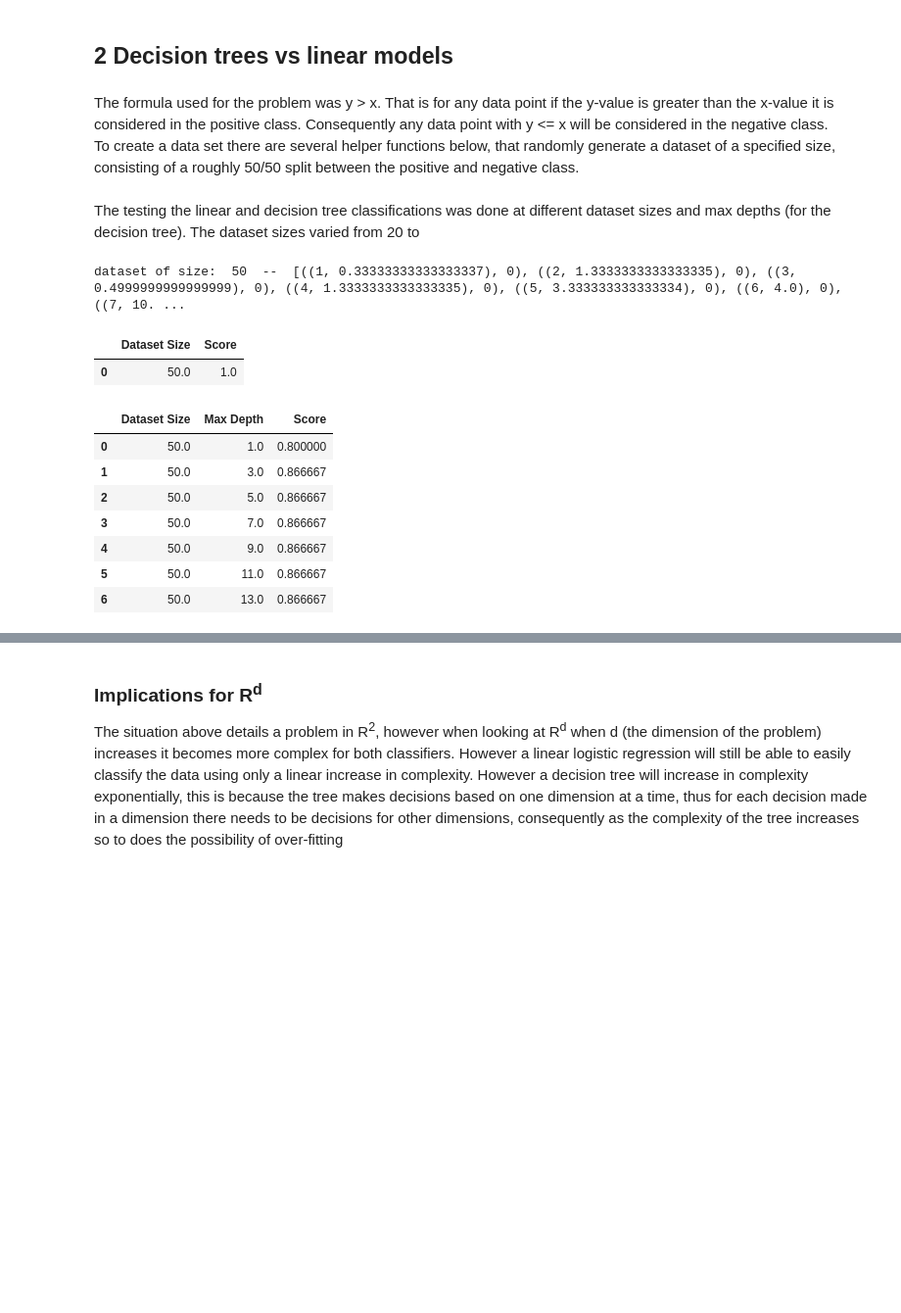
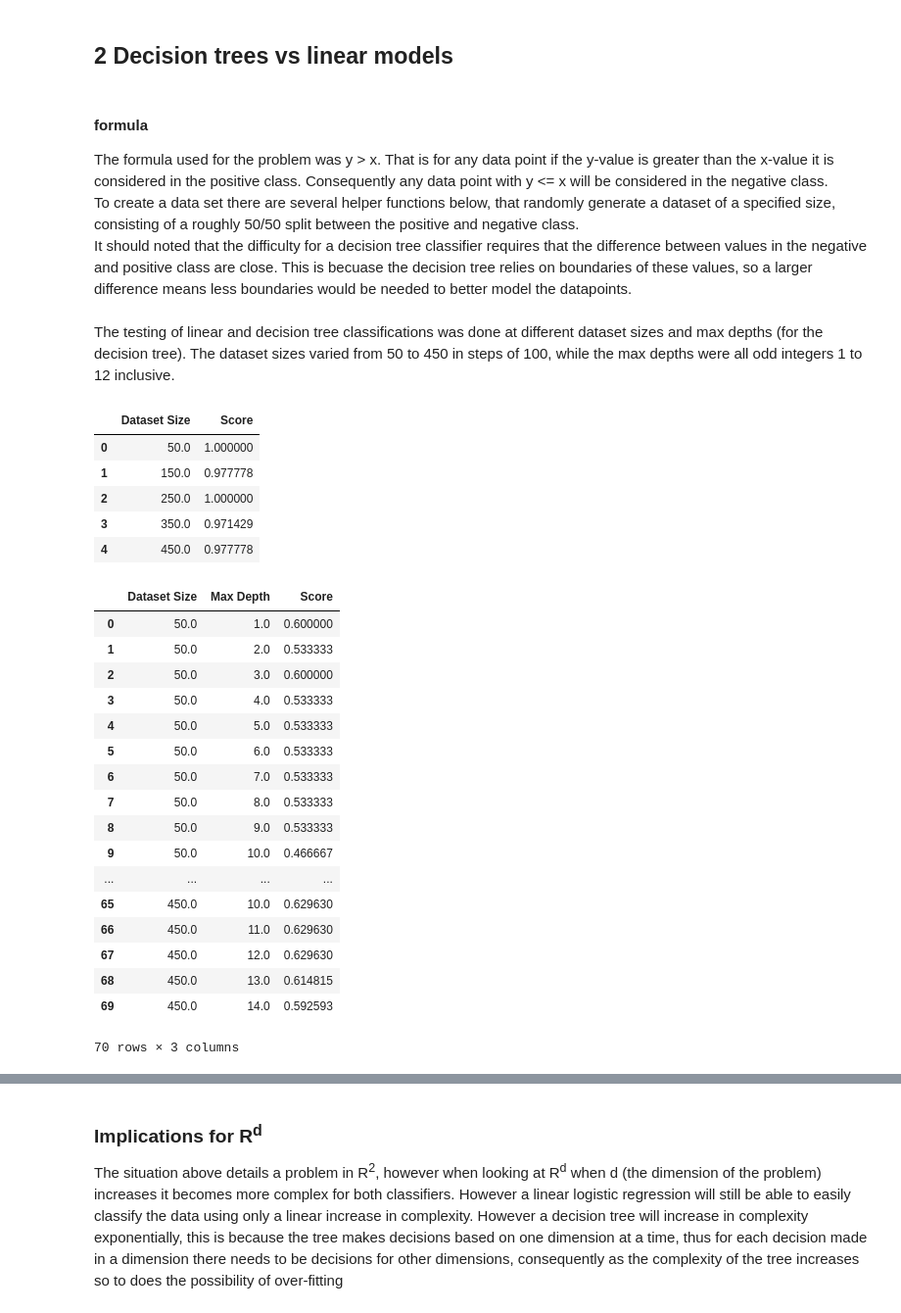
Before and after one commit to bluewater18/ml, a Jupyter notebook: mme88.ipynb, the cells around one changed output, grey strips where cells are left out. Shown: that part at 98% size. Saved outputs shown, nothing was run; the diff lists cells and outputs as text; code cells hidden in the pictures; blank space fills up the shorter version.

```diff
--- a/mme88.ipynb
+++ b/mme88.ipynb
@@ -221,17 +221,23 @@ The best classifier achieved an accuracy of  0.6518518518518519  on the test dat
 # %% [markdown]
 ## 2 Decision trees vs linear models
 # %% [markdown]
-The formula used for the problem was y > x. That is for any data point if the y-value is greater than the x-value it is considered in the positive class. Consequently any data point with  y <= x will be considered in the negative class.<br>
-To create a data set there are several helper functions below, that randomly generate a dataset of a specified size, consisting of a roughly 50/50 split between the positive and negative class.<br>
+#### formula
+The formula used for the problem was y > x. That is for any data point if the y-value is greater than the x-value it is
+considered in the positive class. Consequently any data point with  y <= x will be considered in the negative class.<br>
+To create a data set there are several helper functions below, that randomly generate a dataset of a specified size,
+consisting of a roughly 50/50 split between the positive and negative class.<br>
+It should noted that the difficulty for a decision tree classifier requires that the difference between values in the
+negative and positive class are close. This is becuase the decision tree relies on boundaries of these values, so a
+larger difference means less boundaries would be needed to better model the datapoints.<br>
 # %%
 #Constructing the problem
 random.seed( 5577993311 )
 def my_problem(x):
-    return x,x*(1+random.randint(1,5)/6)
+    return x,x*(1+random.randint(1,5)/250)
     #return x,2*x
 
 def get_random_fail(x):
-    return x, x*(1-random.randint(1,5)/6)
+    return x, x*(1-random.randint(1,5)/250)
     #return x, x*0.5
 
 def create_dataset(n=100):
@@ -246,41 +252,54 @@ def create_dataset(n=100):
             dataset_y.append(0)
     return dataset_x, dataset_y
 # %% [markdown]
-The testing the linear and decision tree classifications was done at different dataset sizes and max depths (for the
-decision tree). The dataset sizes varied from 20 to
+The testing of linear and decision tree classifications was done at different dataset sizes and max depths (for the
+decision tree). The dataset sizes varied from 50 to 450 in steps of 100, while the max depths were all odd integers 1 to 12
+inclusive.
 # %%
 ldf = pd.DataFrame(columns=['Dataset Size', 'Score'])
 tdf = pd.DataFrame(columns=['Dataset Size', 'Max Depth', 'Score'])
-for k in range(50, 51, 100):
+for k in range(50, 501, 100):
     x,y = create_dataset(k)
-    print('dataset of size: ',k, ' -- ',list(zip(x,y)))
+    #print('dataset of size: ',k, ' -- ',list(zip(x,y)))
     x_train, x_test, y_train, y_test = train_test_split(x, y, test_size=0.3, random_state=0)
     linear = linear_model.LogisticRegression(random_state=0, solver='lbfgs')
     linear.fit(x_train, y_train)
-    linear_predict = linear.predict(x_test)
-    linear_predict = linear_predict.tolist()
+    linear_predict = list(linear.predict(x_test))
     #l_accuracy = accuracy_score(y_test, linear_predict)
     l_score = linear.score(x_test, y_test)
     ldf = ldf.append({'Dataset Size':k, 'Score':l_score}, ignore_index=True)
-    for l in range(1,15,2):
+    for l in range(1,15):
         d_tree = tree.DecisionTreeClassifier(max_depth=l, random_state=0)
         d_tree = d_tree.fit(x_train, y_train)
         d_tree_predict = d_tree.predict(x_test)
         #d_tree_accuracy = accuracy_score(y_test, d_tree_predict)
         score = d_tree.score(x_test, y_test)
         tdf = tdf.append({'Dataset Size':k, 'Max Depth':l,'Score':score}, ignore_index=True)
 
 display(ldf)
 display(tdf)
 # %% [output]
-dataset of size:  50  --  [((1, 0.33333333333333337), 0), ((2, 1.3333333333333335), 0), ((3, 0.4999999999999999), 0), ((4, 1.3333333333333335), 0), ((5, 3.333333333333334), 0), ((6, 4.0), 0), ((7, 10. ...
 |  | Dataset Size | Score |
-| 0 | 50.0 | 1.0 |
+| 0 | 50.0 | 1.000000 |
+| 1 | 150.0 | 0.977778 |
+| 2 | 250.0 | 1.000000 |
+| 3 | 350.0 | 0.971429 |
+| 4 | 450.0 | 0.977778 |
 |  | Dataset Size | Max Depth | Score |
-| 0 | 50.0 | 1.0 | 0.800000 |
-| 1 | 50.0 | 3.0 | 0.866667 |
-| 2 | 50.0 | 5.0 | 0.866667 |
-| 3 | 50.0 | 7.0 | 0.866667 |
-| 4 | 50.0 | 9.0 | 0.866667 |
-| 5 | 50.0 | 11.0 | 0.866667 |
-| 6 | 50.0 | 13.0 | 0.866667 |
+| 0 | 50.0 | 1.0 | 0.600000 |
+| 1 | 50.0 | 2.0 | 0.533333 |
+| 2 | 50.0 | 3.0 | 0.600000 |
+| 3 | 50.0 | 4.0 | 0.533333 |
+| 4 | 50.0 | 5.0 | 0.533333 |
+| 5 | 50.0 | 6.0 | 0.533333 |
+| 6 | 50.0 | 7.0 | 0.533333 |
+| 7 | 50.0 | 8.0 | 0.533333 |
+| 8 | 50.0 | 9.0 | 0.533333 |
+| 9 | 50.0 | 10.0 | 0.466667 |
+| ... | ... | ... | ... |
+| 65 | 450.0 | 10.0 | 0.629630 |
+| 66 | 450.0 | 11.0 | 0.629630 |
+| 67 | 450.0 | 12.0 | 0.629630 |
+| 68 | 450.0 | 13.0 | 0.614815 |
+| 69 | 450.0 | 14.0 | 0.592593 |
+70 rows × 3 columns
```
Also changed, not shown: parts of 6 cells of this notebook.
